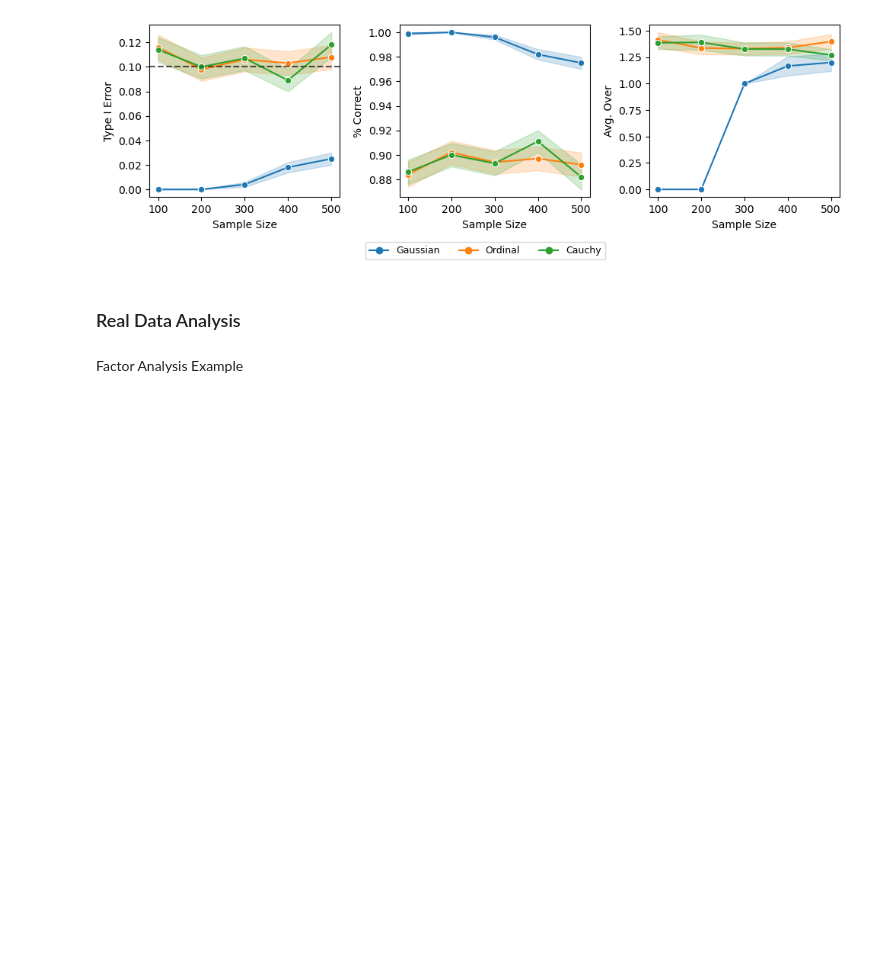
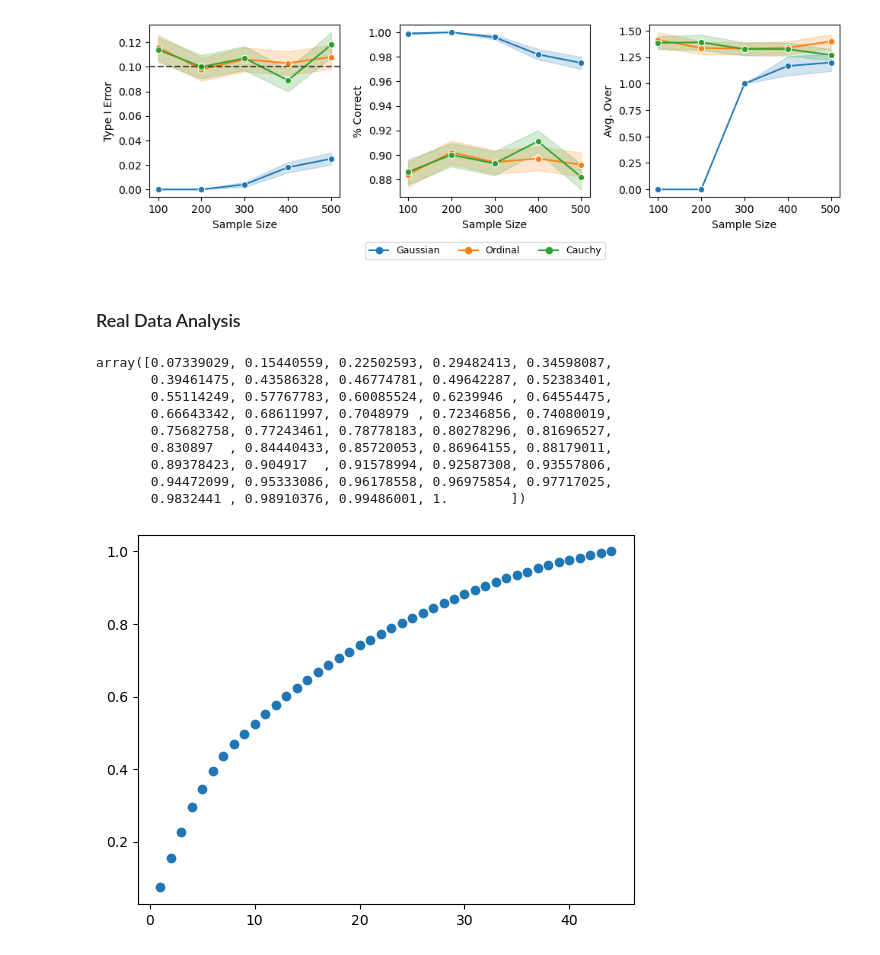
Before and after one commit to AnavSood/CSS, a Jupyter notebook: notebooks/model_selection.ipynb, the cells around one changed output. Saved outputs shown, nothing was run; the diff lists cells and outputs as text; code cells hidden in the pictures; blank space fills up the shorter version.

```diff
--- a/notebooks/model_selection.ipynb
+++ b/notebooks/model_selection.ipynb
@@ -173,7 +184,7 @@ D = np.concatenate([np.arange(0.1, 0.8, step=0.1), np.arange(0.1, 0.8, step=0.1)
 #signal_sizes = np.sum(W * (W @ C), axis=1)
 #W = np.sqrt(1 - sigma_sq)/np.sqrt(signal_sizes)[:, None] * W
 
-B = 1000
+B = 100
 noise = 'diag'
 method = 'swap'
 num_inits = 50
@@ -361,27 +343,58 @@ def log_likelihood_plot(X, k_max, method='greedy', noise='sph', num_inits=1, plo
+# %%
+def avg_R2(Sigma, S, standardize=True):
+    p = Sigma.shape[0]
+    Sigma_R = regress_off(Sigma, S)
+    S_comp = complement(p, S)
+    resid_var = np.diag(Sigma_R)[S_comp]
+    if standardize:
+        return 1 - np.mean(np.diag(Sigma_R)[S_comp])
+    else:
+        var = np.diag(Sigma)[S_comp]
+        return np.mean((var - resid_var)/var)
 # %%
-def css_obj_plot(X, k_max, method='greedy', noise='sph', num_inits=1):
+def css_obj_plot(X, k_max, method='greedy', standardize=True, num_inits=1, plot=False):
 
-    objs = np.array(k_max)
+    objs = np.zeros(k_max)
     _, Sigma_hat = get_moments(X)
+
+    if standardize:
+        Sigma_hat = standardize_cov(Sigma_hat)
 
     css = CSS()
     if method == 'greedy':
 
-        css.select_subset_from_data(X, k_max, noise=noise, method='greedy')
+        css.select_subset_from_cov(Sigma_hat, k_max, method='greedy')
         S_greedy = css.S.copy()
 
         for i in range(1, k_max+1):
-            objs[i - 1] = np.trace(regress_off(Sigma_hat, S_greedy[:i]))
+            objs[i - 1] = 1 - np.mean(np.diag(regress_off(Sigma_hat, S_greedy[:i])))
+            #objs[i - 1] = avg_R2(Sigma_hat, S_greedy[:i], standardize=standardize)
 
     if method == 'swap':
-        for i in range(1, k_max + 1)
+        for i in range(1, k_max + 1):
             best_obj = np.inf
             for j in range(num_inits):
-                css.select_subset_from_data(X, k_max, noise=noise, method='swap')
-                potential_obj = np.trace(css.Sigma_R)
+                css.select_subset_from_cov(Sigma_hat, i, method='swap')
+                potential_obj = avg_R2(Sigma_hat, css.S, standardize=standardize)
                 if potential_obj < best_obj:
                     best_obj = potential_obj
             objs[i - 1] = best_obj
+
+    if plot:
+        plt.scatter(np.arange(1, k_max + 1), objs)
+
+    return objs
-# %% [markdown]
-Factor Analysis Example
+# %%
+css_obj_plot(X, p, standardize=False, plot=True)
+# %% [output]
+array([0.07339029, 0.15440559, 0.22502593, 0.29482413, 0.34598087,
+       0.39461475, 0.43586328, 0.46774781, 0.49642287, 0.52383401,
+       0.55114249, 0.57767783, 0.60085524, 0.6239946 , 0.64554475,
+       0.66643342, 0.68611997, 0.7048979 , 0.72346856, 0.74080019,
+       0.75682758, 0.77243461, 0.78778183, 0.80278296, 0.81696527,
+       0.830897  , 0.84440433, 0.85720053, 0.86964155, 0.88179011,
+       0.89378423, 0.904917  , 0.91578994, 0.92587308, 0.93557806,
+       0.94472099, 0.95333086, 0.96178558, 0.96975854, 0.97717025,
+       0.9832441 , 0.98910376, 0.99486001, 1.        ])
+[figure, added]
 # %%
```
Also changed, not shown: parts of 32 cells of this notebook, 11 other files.
